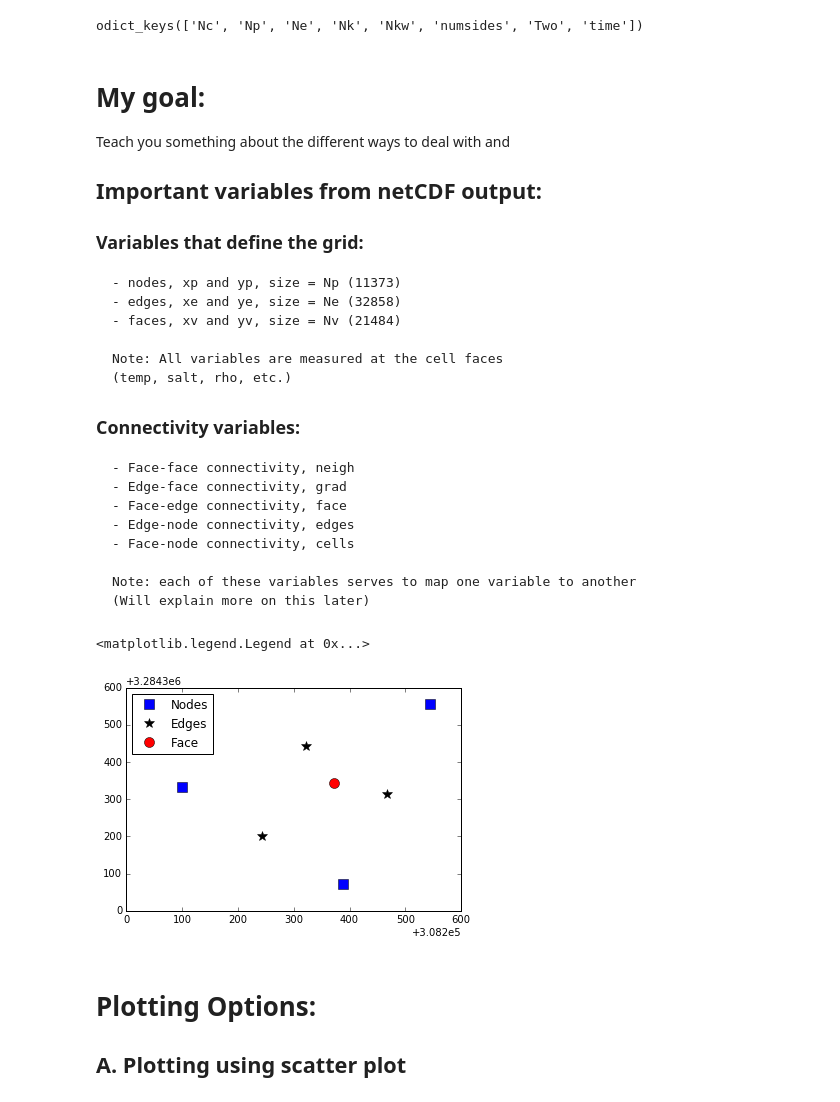
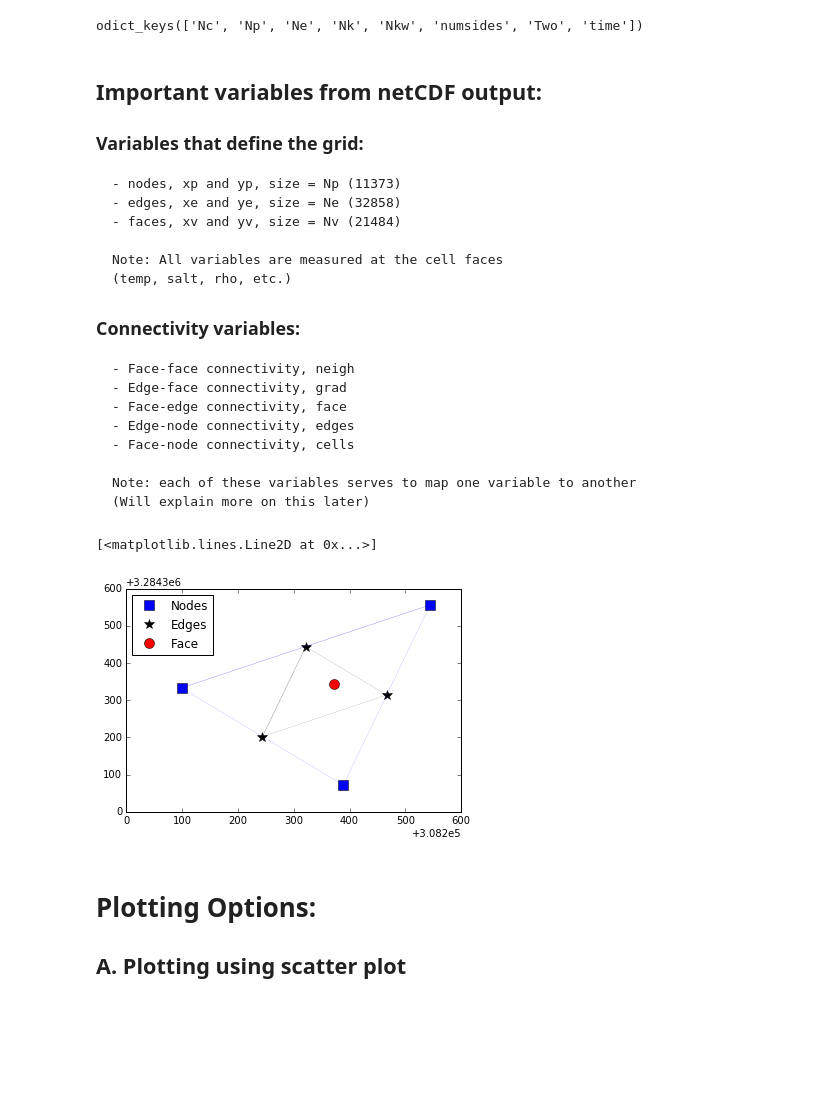
Before and after one commit to khutsch/python4geosciences-hw, a Jupyter notebook: Python_project_working.ipynb, the cells around one changed output. Saved outputs shown, nothing was run; the diff lists cells and outputs as text; code cells hidden in the pictures; blank space fills up the shorter version.

```diff
--- a/Python_project_working.ipynb
+++ b/Python_project_working.ipynb
@@ -44,7 +64,4 @@ odict_keys(['Nc', 'Np', 'Ne', 'Nk', 'Nkw', 'numsides', 'Two', 'time'])
 # %% [markdown]
-# My goal:
-Teach you something about the different ways to deal with and
-
 ## Important variables from netCDF output:
 ### Variables that define the grid:
     - nodes, xp and yp, size = Np (11373)
@@ -86,24 +83,24 @@ cloud = nc['cloud'][20]
 # %%
 fig = plt.figure()
 ax = fig.add_subplot(111)
 
 i=2
 #face-node
 cell=cells[i]
 #face-edge
 fac = face[i]
 
 ax.plot(xp[cell],yp[cell],'bs',markersize=10)
 ax.plot(xe[fac],ye[fac],'k*',markersize=10)
 ax.plot(xv[i],yv[i],'ro',markersize=10)
 ax.legend(('Nodes','Edges','Face'),loc=0,numpoints=1)
-#ax.plot(xp[cell],yp[cell],'b')
-#ax.plot(xe[fac],ye[fac],'k')
-#ax.plot([xp[cell[2]],xp[cell[0]]],[yp[cell[2]],yp[cell[0]]],'b')
-#ax.plot([xe[fac[2]],xe[fac[0]]],[ye[fac[2]],ye[fac[0]]],'k')
+ax.plot(xp[cell],yp[cell],'b',lw=0.2,alpha=0.5)
+ax.plot(xe[fac],ye[fac],'k',lw=0.2,alpha=0.5)
+ax.plot([xp[cell[2]],xp[cell[0]]],[yp[cell[2]],yp[cell[0]]],'b',lw=0.4,alpha=0.5)
+ax.plot([xe[fac[2]],xe[fac[0]]],[ye[fac[2]],ye[fac[0]]],'k',lw=0.4,alpha=0.5)
 # %% [output]
-<matplotlib.legend.Legend at 0x...>
+[<matplotlib.lines.Line2D at 0x...>]
-[figure, old version]
+[figure, new version]
 # %% [markdown]
 # Plotting Options:
 ## A. Plotting using scatter plot
```
Also changed, not shown: parts of 26 cells of this notebook.
